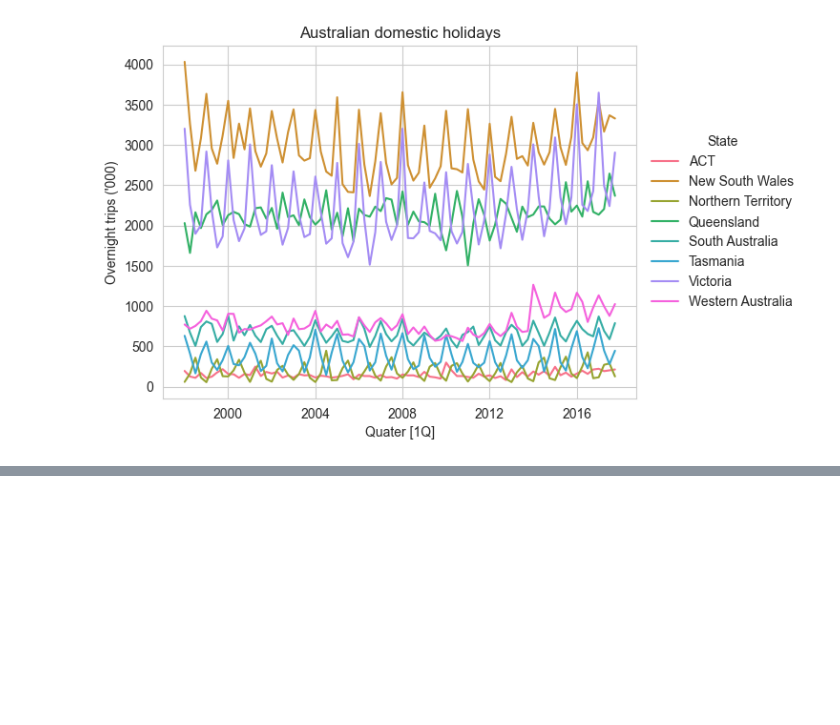
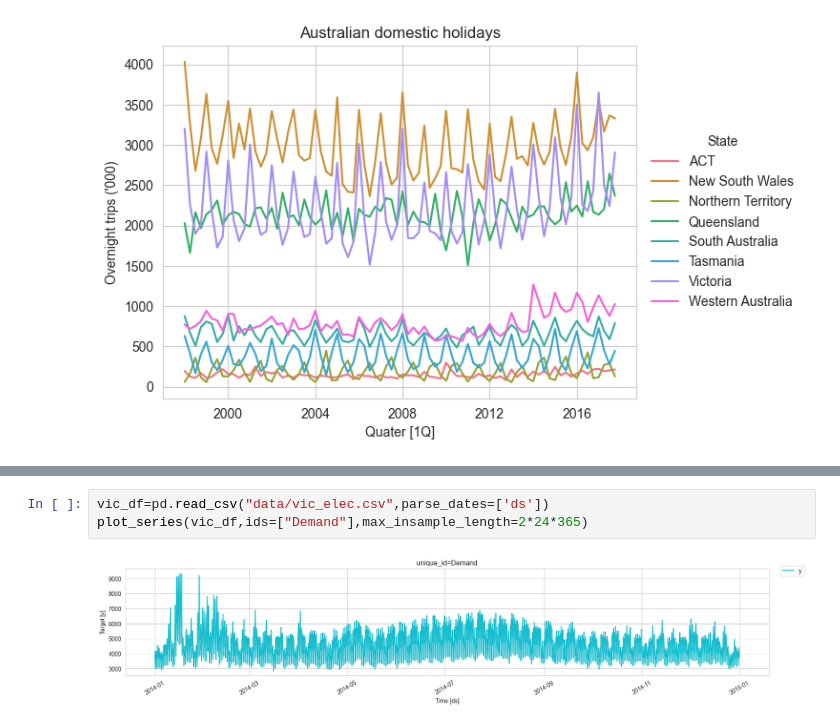
Before and after one commit to zamu-302/Time-series, a Jupyter notebook: Chapter2.ipynb, the cells around one changed output, grey strips where cells are left out. Saved outputs shown, nothing was run; the diff lists cells and outputs as text; blank space fills up the shorter version.

```diff
--- a/Chapter2.ipynb
+++ b/Chapter2.ipynb
@@ -399,0 +418,5 @@ for ax,(state,state_df) in zip(axes,df.groupby("State")):
+# %%
+vic_df=pd.read_csv("data/vic_elec.csv",parse_dates=['ds'])
+plot_series(vic_df,ids=["Demand"],max_insample_length=2*24*365)
+# %% [output]
+[figure, added]
```
Also changed, not shown: parts of 14 cells of this notebook.
